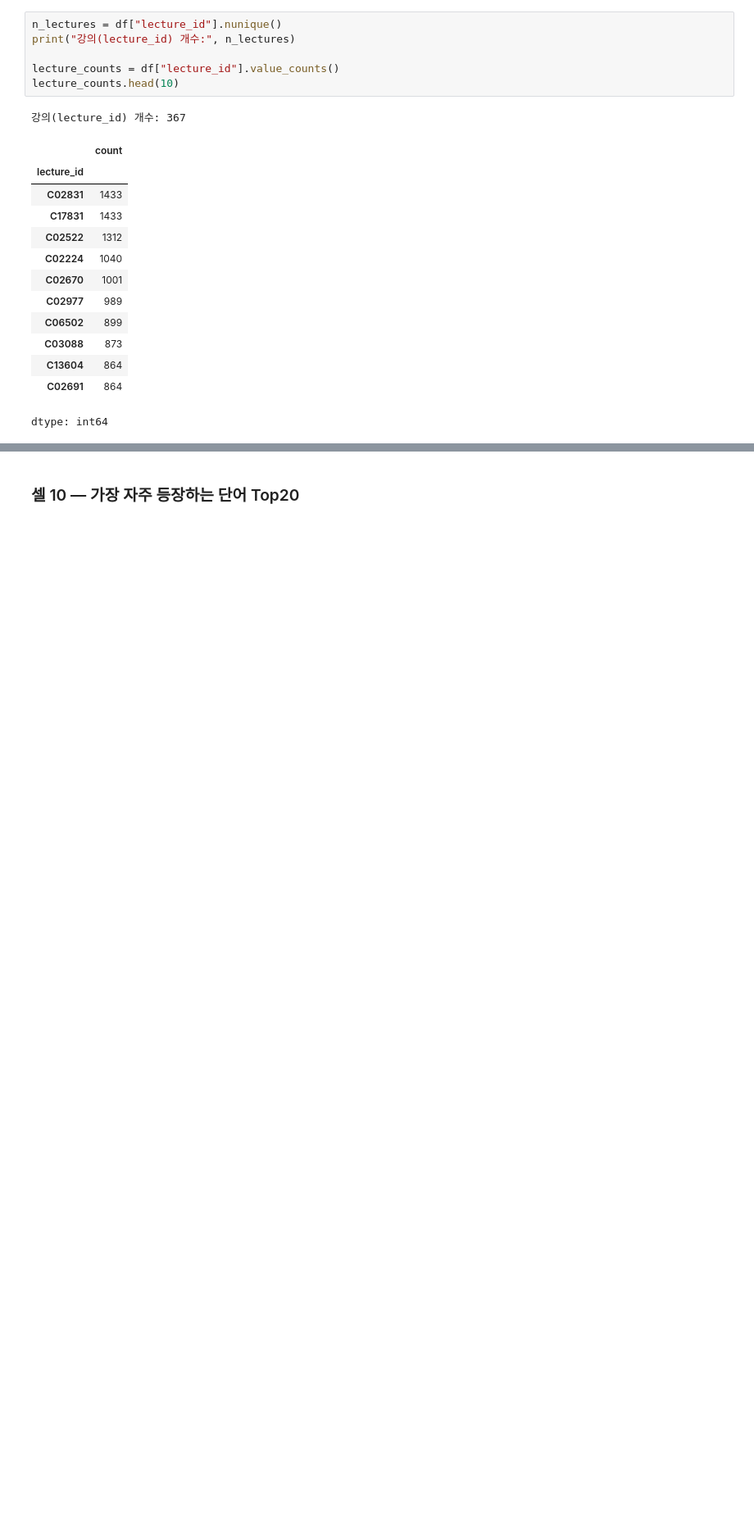
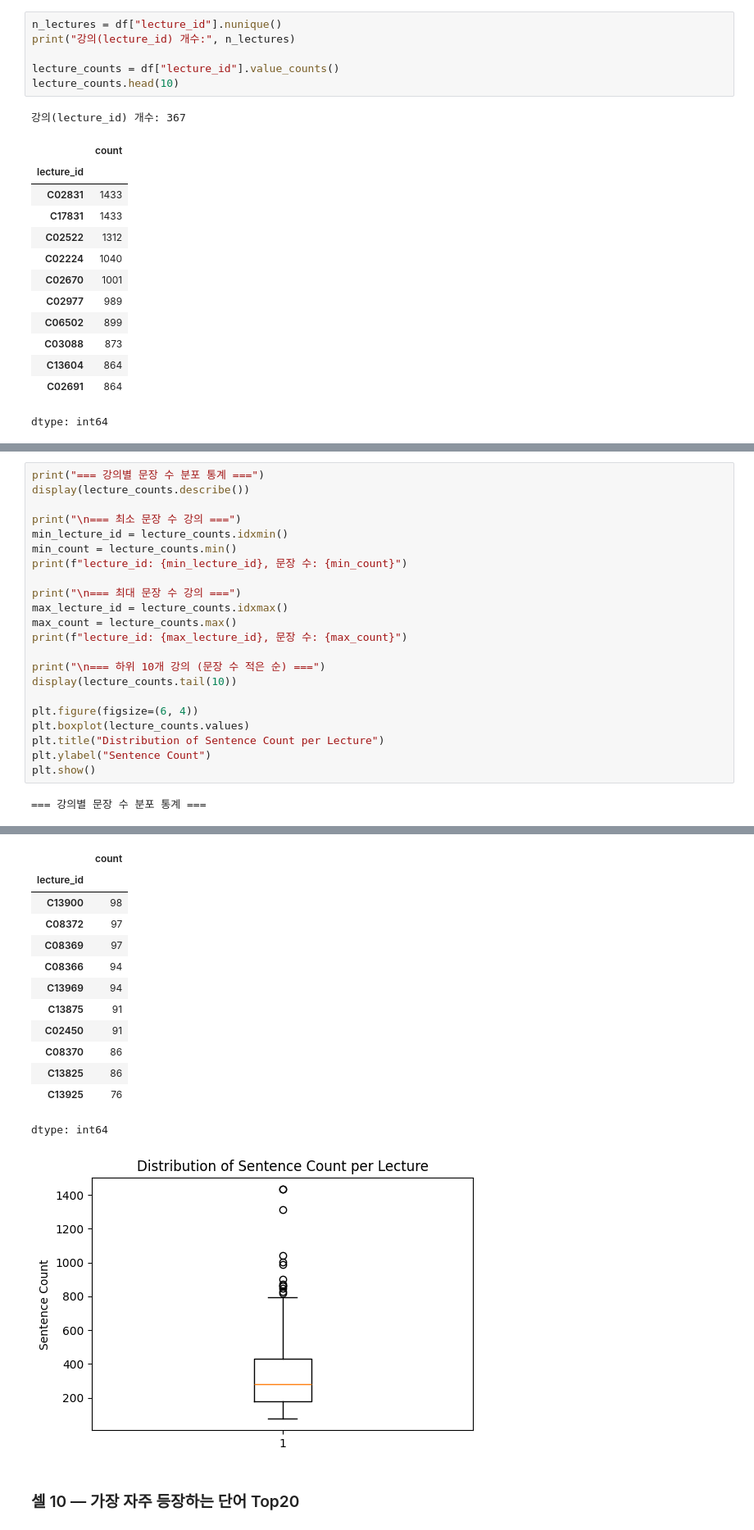
Before and after one commit to hufs24lsh/HUFS-LAI-ML-2025-2, a Jupyter notebook: submissions/202403582/assignment4/data_analysis.ipynb, the cells around one changed output, grey strips where cells are left out. Shown: that part at 82% size. Drawn from its saved outputs; the diff is of its cells as text; blank space fills up the shorter version.

```diff
--- a/submissions/202403582/assignment4/data_analysis.ipynb
+++ b/submissions/202403582/assignment4/data_analysis.ipynb
@@ -230,0 +223,24 @@ plt.show()
+# %%
+print("=== 강의별 문장 수 분포 통계 ===")
+display(lecture_counts.describe())
+
+print("\n=== 최소 문장 수 강의 ===")
+min_lecture_id = lecture_counts.idxmin()
+min_count = lecture_counts.min()
+print(f"lecture_id: {min_lecture_id}, 문장 수: {min_count}")
+
+print("\n=== 최대 문장 수 강의 ===")
+max_lecture_id = lecture_counts.idxmax()
+max_count = lecture_counts.max()
+print(f"lecture_id: {max_lecture_id}, 문장 수: {max_count}")
+
+print("\n=== 하위 10개 강의 (문장 수 적은 순) ===")
+display(lecture_counts.tail(10))
+
+plt.figure(figsize=(6, 4))
+plt.boxplot(lecture_counts.values)
+plt.title("Distribution of Sentence Count per Lecture")
+plt.ylabel("Sentence Count")
+plt.show()
+# %% [output]
+=== 강의별 문장 수 분포 통계 ===
@@ -231,3 +264,17 @@ plt.show()
+|  | count |
+| lecture_id |  |
+| C13900 | 98 |
+| C08372 | 97 |
+| C08369 | 97 |
+| C08366 | 94 |
+| C13969 | 94 |
+| C13875 | 91 |
+| C02450 | 91 |
+| C08370 | 86 |
+| C13825 | 86 |
+| C13925 | 76 |
+dtype: int64
+[figure, added]
 # %% [markdown]
 ### 셀 10 — 가장 자주 등장하는 단어 Top20
 # %% [markdown]
```
Also changed, not shown: parts of 5 cells of this notebook.
